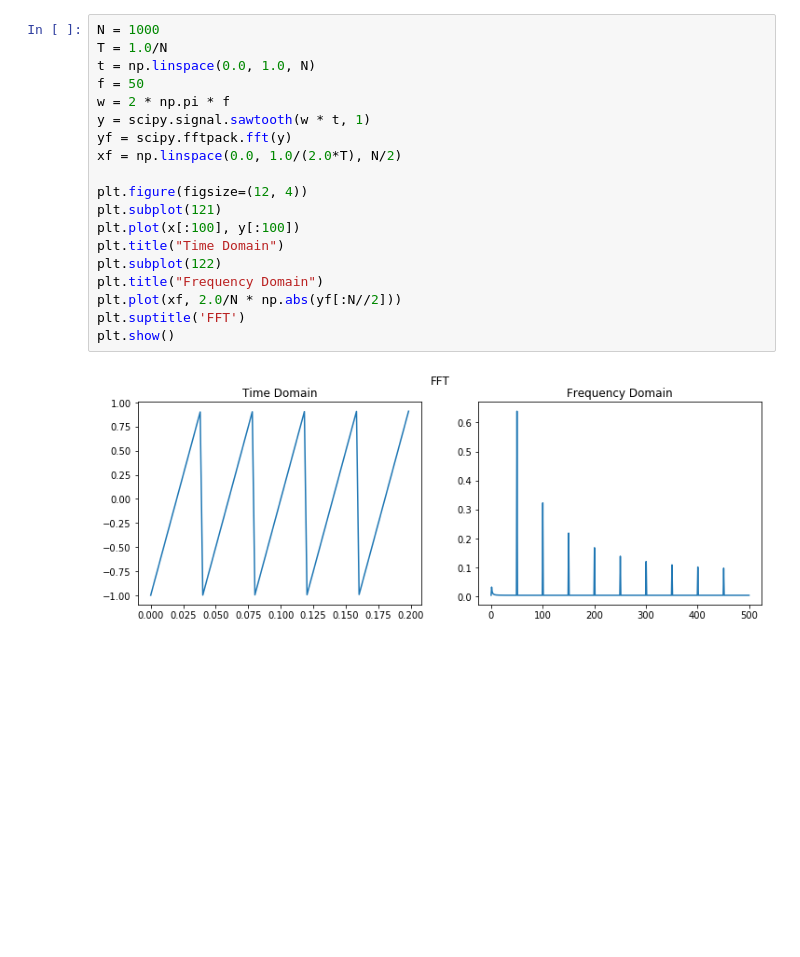
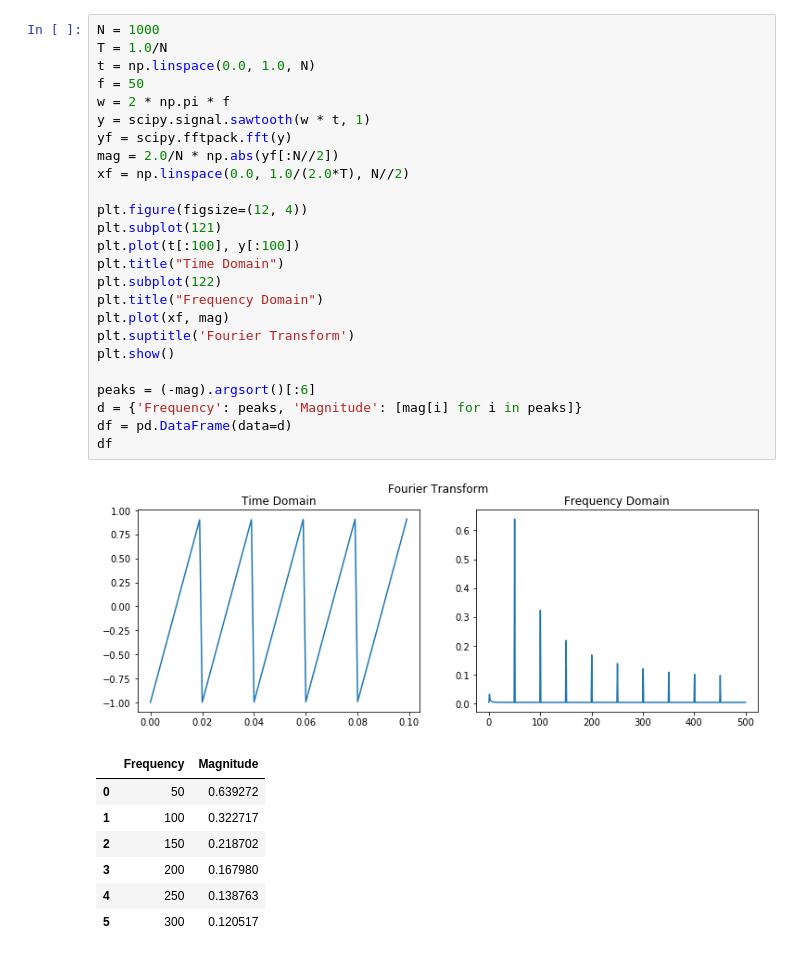
Before and after one commit to msiddalingaiah/MachineLearning, a Jupyter notebook: Math/Signals.ipynb, the cells around one changed output. Drawn from its saved outputs; the diff is of its cells as text; blank space fills up the shorter version.

```diff
--- a/Math/Signals.ipynb
+++ b/Math/Signals.ipynb
@@ -50,21 +79,34 @@ plt.show()
 # %%
 N = 1000
 T = 1.0/N
 t = np.linspace(0.0, 1.0, N)
 f = 50
 w = 2 * np.pi * f
 y = scipy.signal.sawtooth(w * t, 1)
 yf = scipy.fftpack.fft(y)
-xf = np.linspace(0.0, 1.0/(2.0*T), N/2)
+mag = 2.0/N * np.abs(yf[:N//2])
+xf = np.linspace(0.0, 1.0/(2.0*T), N//2)
 
 plt.figure(figsize=(12, 4))
 plt.subplot(121)
-plt.plot(x[:100], y[:100])
+plt.plot(t[:100], y[:100])
 plt.title("Time Domain")
 plt.subplot(122)
 plt.title("Frequency Domain")
-plt.plot(xf, 2.0/N * np.abs(yf[:N//2]))
-plt.suptitle('FFT')
+plt.plot(xf, mag)
+plt.suptitle('Fourier Transform')
 plt.show()
+
+peaks = (-mag).argsort()[:6]
+d = {'Frequency': peaks, 'Magnitude': [mag[i] for i in peaks]}
+df = pd.DataFrame(data=d)
+df
 # %% [output]
-[figure, old version]
+[figure, new version]
+|  | Frequency | Magnitude |
+| 0 | 50 | 0.639272 |
+| 1 | 100 | 0.322717 |
+| 2 | 150 | 0.218702 |
+| 3 | 200 | 0.167980 |
+| 4 | 250 | 0.138763 |
+| 5 | 300 | 0.120517 |
```
Also changed, not shown: parts of 4 cells of this notebook.
